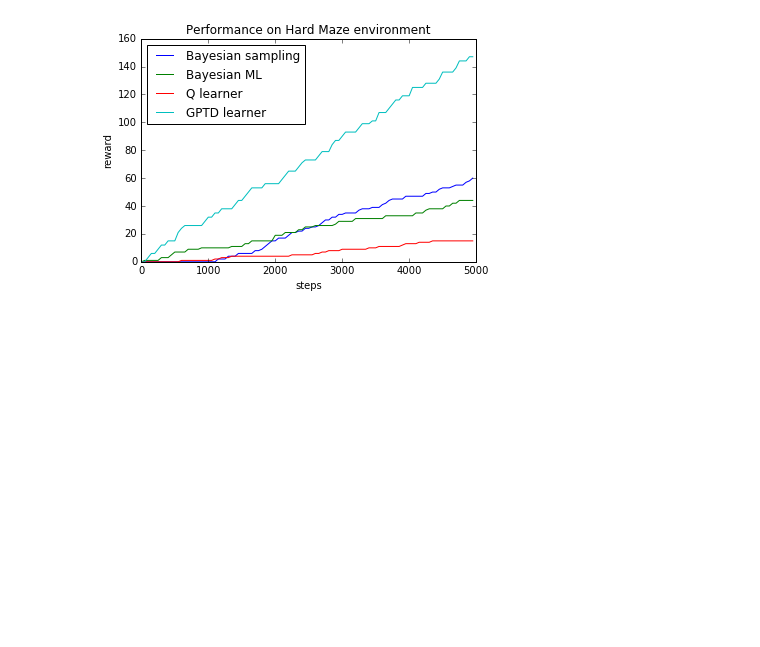
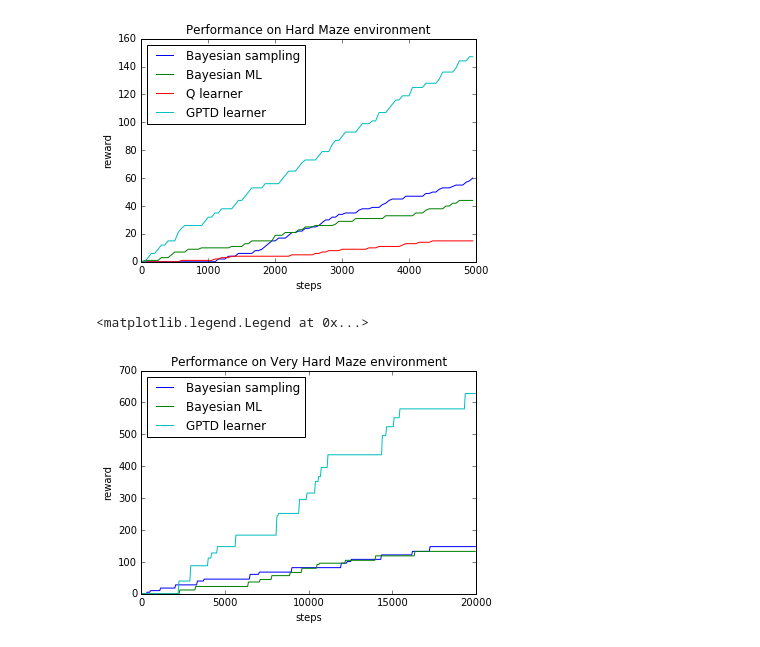
Before and after one commit to alexandr/6882project, a Jupyter notebook: strens/Graphs.ipynb, the cells around one changed output. Saved outputs shown, nothing was run; the diff lists cells and outputs as text; code cells hidden in the pictures; blank space fills up the shorter version.

```diff
--- a/strens/Graphs.ipynb
+++ b/strens/Graphs.ipynb
@@ -91,0 +98,11 @@ plt.legend(loc=2)
+# %%
+plt.plot(xs,sampling, label="Bayesian sampling", color='b')
+plt.plot(xs, ml, label="Bayesian ML", color='g')
+plt.plot(xs, gptd, label="GPTD learner", color='c')
+plt.xlabel("steps")
+plt.ylabel("reward")
+plt.title("Performance on Very Hard Maze environment")
+plt.legend(loc=2)
+# %% [output]
+<matplotlib.legend.Legend at 0x...>
+[figure, added]
```
Also changed, not shown: parts of 1 cell of this notebook, 3 other files.
